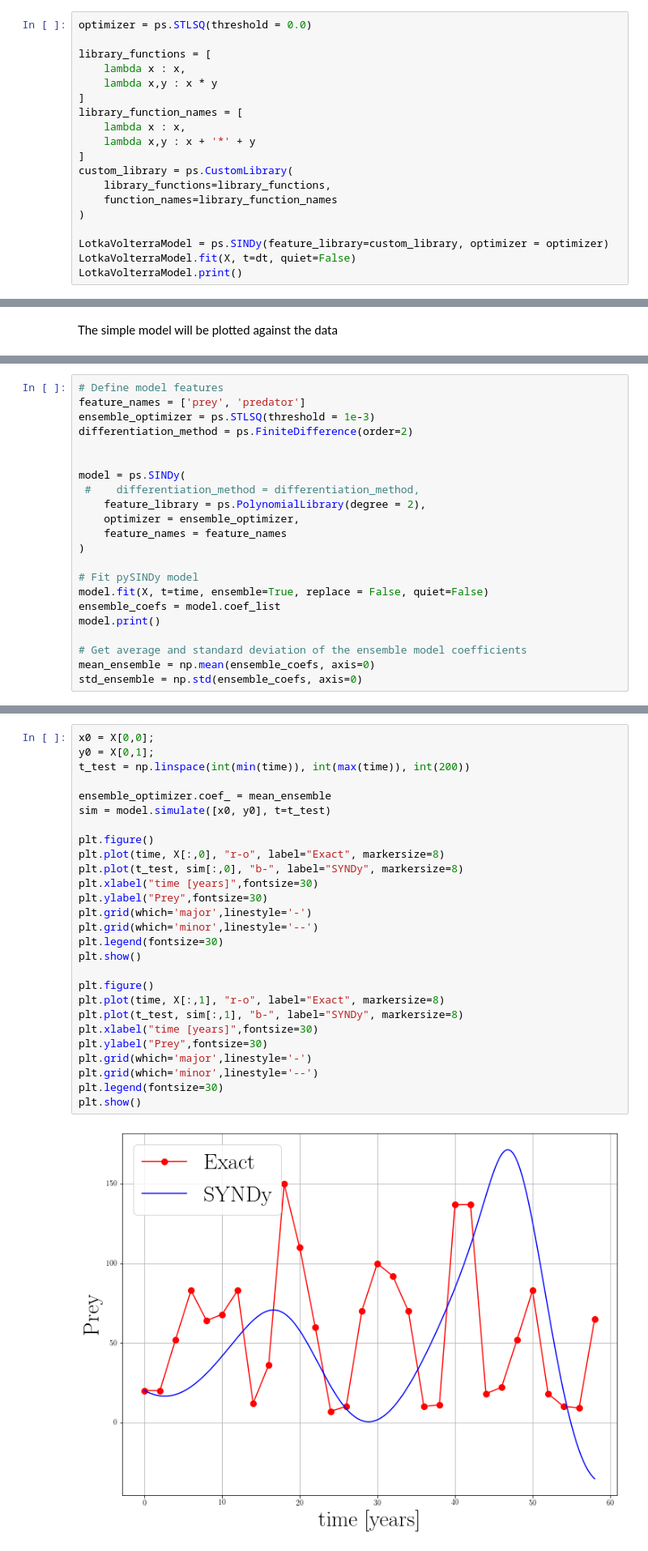
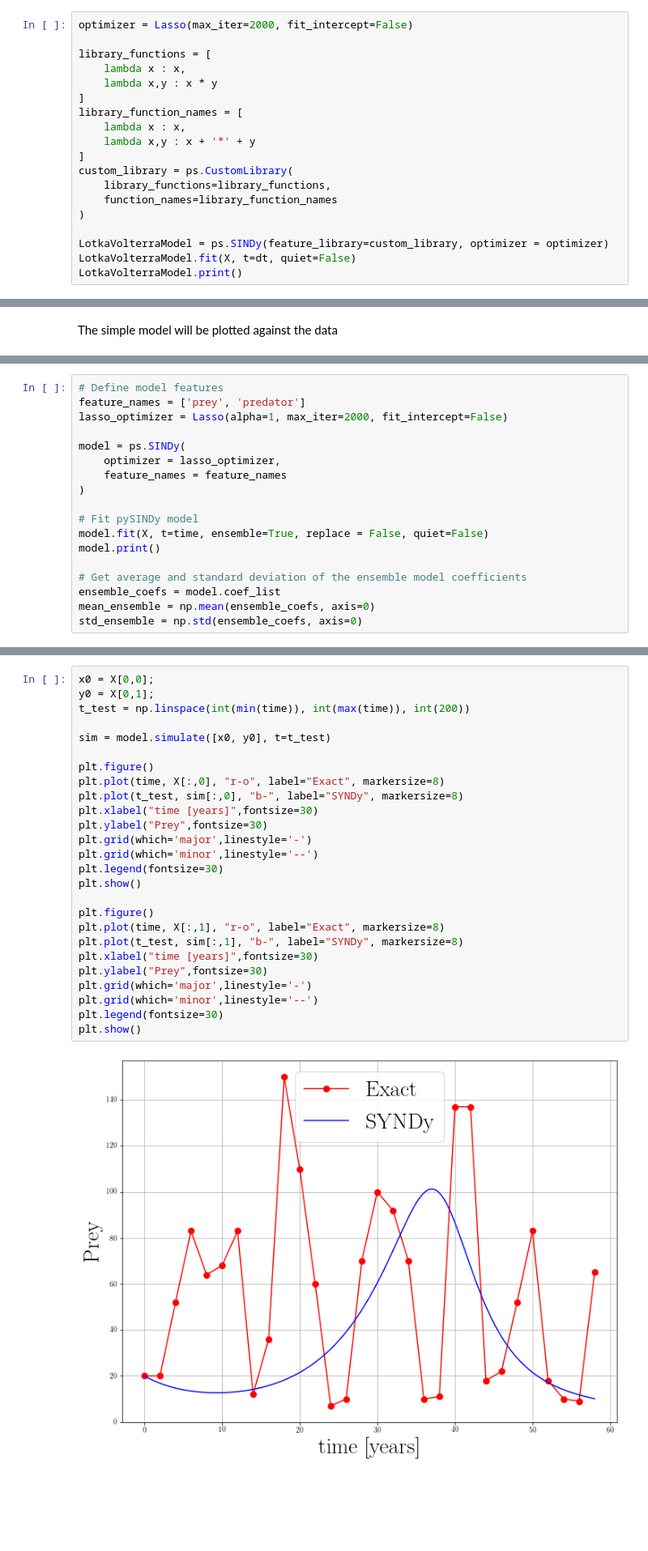
Before and after one commit to Steriva/MfM_Assignment, a Jupyter notebook: exe01d_pySINDy.ipynb, the cells around one changed output, grey strips where cells are left out. Shown at 81% size. Cells and saved outputs as stored; diff of their text form; blank space fills up the shorter version.

```diff
--- a/exe01d_pySINDy.ipynb
+++ b/exe01d_pySINDy.ipynb
@@ -75,7 +78,7 @@ At first we will try to use SINDy in order to fit the parameters of thi system o
 \Theta = [x_0\quad  x_1\quad  x_0x_1]
 \end{equation}
 # %%
-optimizer = ps.STLSQ(threshold = 0.0)
+optimizer = Lasso(max_iter=2000, fit_intercept=False)
 
 library_functions = [
     lambda x : x,
@@ -133,23 +136,19 @@ The library chosen is given by polynomials till order 2.
 # %%
 # Define model features
 feature_names = ['prey', 'predator']
-ensemble_optimizer = ps.STLSQ(threshold = 1e-3)
-differentiation_method = ps.FiniteDifference(order=2)
-
+lasso_optimizer = Lasso(alpha=1, max_iter=2000, fit_intercept=False)
 
 model = ps.SINDy(
- #    differentiation_method = differentiation_method,
-    feature_library = ps.PolynomialLibrary(degree = 2),
-    optimizer = ensemble_optimizer,
+    optimizer = lasso_optimizer,
     feature_names = feature_names
 )
 
 # Fit pySINDy model
 model.fit(X, t=time, ensemble=True, replace = False, quiet=False)
-ensemble_coefs = model.coef_list
 model.print()
 
 # Get average and standard deviation of the ensemble model coefficients
+ensemble_coefs = model.coef_list
 mean_ensemble = np.mean(ensemble_coefs, axis=0)
 std_ensemble = np.std(ensemble_coefs, axis=0)
 # %% [output]
@@ -158,29 +157,28 @@ std_ensemble = np.std(ensemble_coefs, axis=0)
 # %%
 x0 = X[0,0];
 y0 = X[0,1];
 t_test = np.linspace(int(min(time)), int(max(time)), int(200))
 
-ensemble_optimizer.coef_ = mean_ensemble
 sim = model.simulate([x0, y0], t=t_test)
 
 plt.figure()
 plt.plot(time, X[:,0], "r-o", label="Exact", markersize=8)
 plt.plot(t_test, sim[:,0], "b-", label="SYNDy", markersize=8)
 plt.xlabel("time [years]",fontsize=30)
 plt.ylabel("Prey",fontsize=30)
 plt.grid(which='major',linestyle='-')
 plt.grid(which='minor',linestyle='--')
 plt.legend(fontsize=30)
 plt.show()
 
 plt.figure()
 plt.plot(time, X[:,1], "r-o", label="Exact", markersize=8)
 plt.plot(t_test, sim[:,1], "b-", label="SYNDy", markersize=8)
 plt.xlabel("time [years]",fontsize=30)
 plt.ylabel("Prey",fontsize=30)
 plt.grid(which='major',linestyle='-')
 plt.grid(which='minor',linestyle='--')
 plt.legend(fontsize=30)
 plt.show()
 # %% [output]
-[figure, old version]
+[figure, new version]
```
Also changed, not shown: parts of 3 cells of this notebook.
